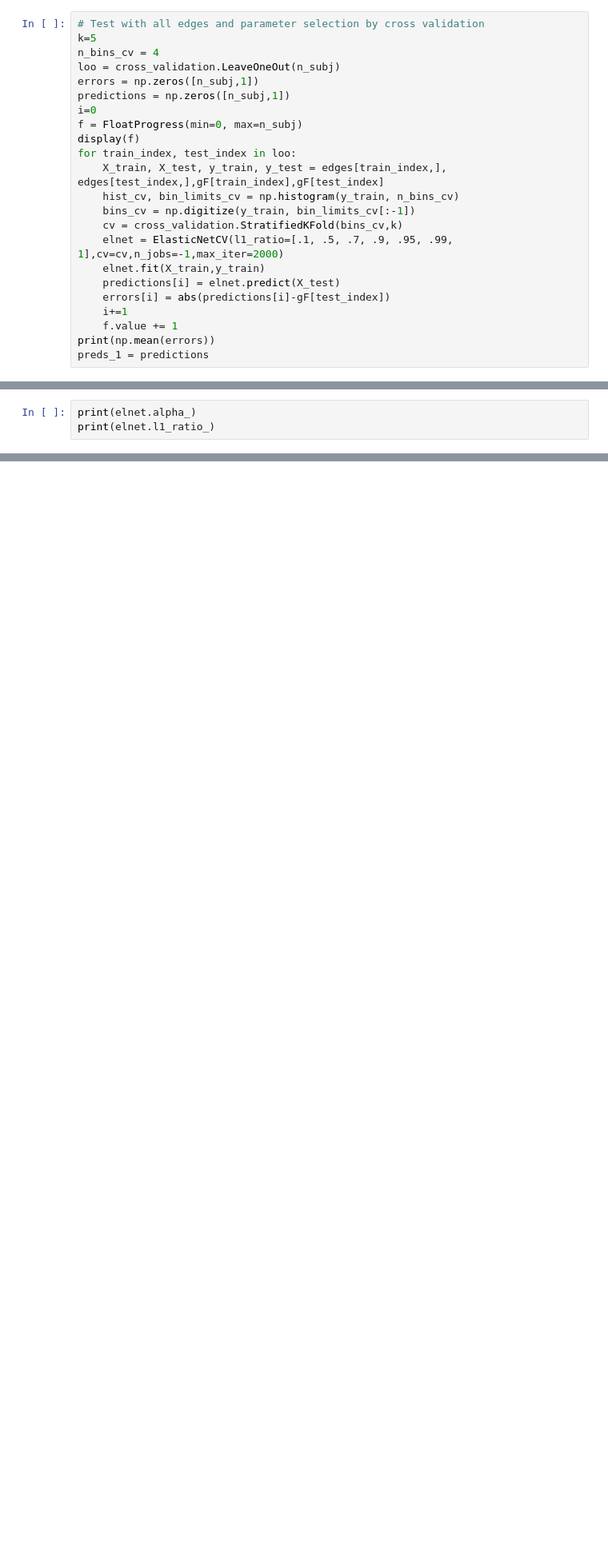
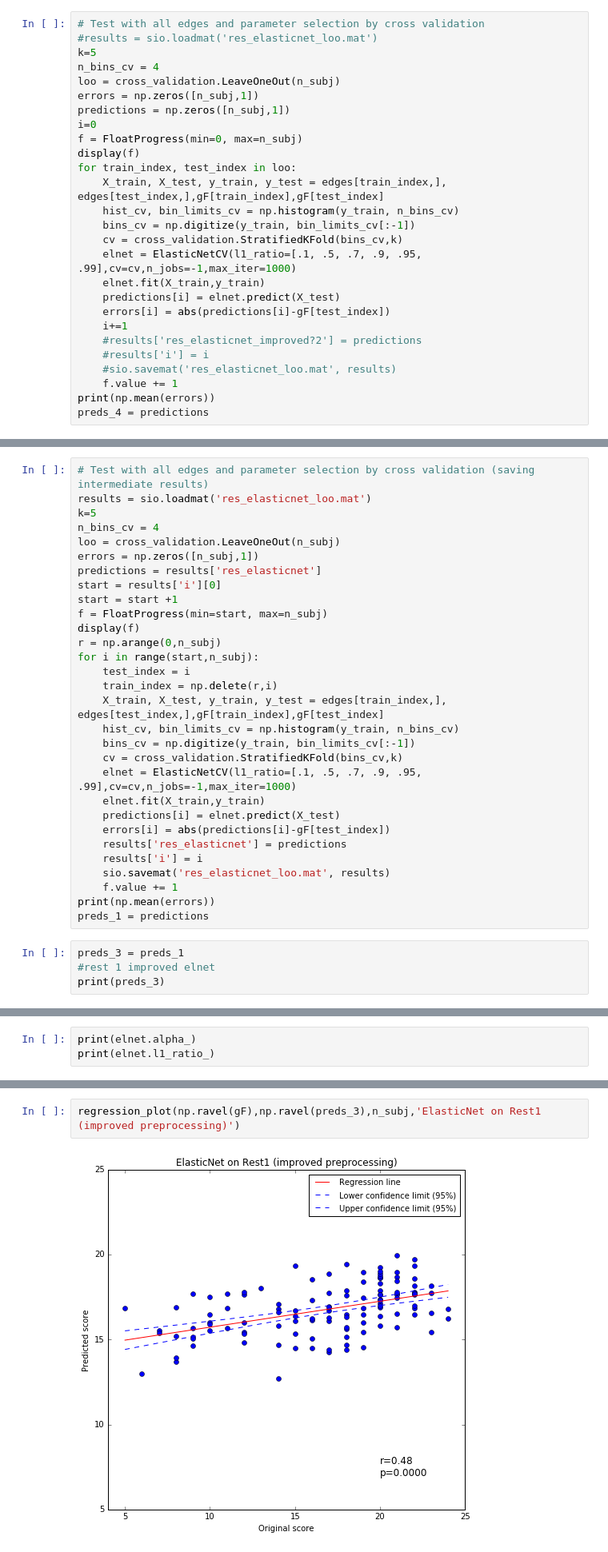
Before and after one commit to paola-g/iq_prediction, a Jupyter notebook: elastic_net_loo.ipynb, the cells around one changed output, grey strips where cells are left out. Shown at 80% size. Saved outputs shown, nothing was run; the diff lists cells and outputs as text; blank space fills up the shorter version.

```diff
--- a/elastic_net_loo.ipynb
+++ b/elastic_net_loo.ipynb
@@ -179,5 +184,6 @@ An inner  cross validation loop in used to select the best parameters for a line
 # %%
 # Test with all edges and parameter selection by cross validation
+#results = sio.loadmat('res_elasticnet_loo.mat')
 k=5
 n_bins_cv = 4
 loo = cross_validation.LeaveOneOut(n_subj)
@@ -191,11 +197,14 @@ for train_index, test_index in loo:
     hist_cv, bin_limits_cv = np.histogram(y_train, n_bins_cv)
     bins_cv = np.digitize(y_train, bin_limits_cv[:-1])
     cv = cross_validation.StratifiedKFold(bins_cv,k)
-    elnet = ElasticNetCV(l1_ratio=[.1, .5, .7, .9, .95, .99, 1],cv=cv,n_jobs=-1,max_iter=2000)
+    elnet = ElasticNetCV(l1_ratio=[.1, .5, .7, .9, .95, .99],cv=cv,n_jobs=-1,max_iter=1000)
     elnet.fit(X_train,y_train)
     predictions[i] = elnet.predict(X_test)
     errors[i] = abs(predictions[i]-gF[test_index])
     i+=1
+    #results['res_elasticnet_improved?2'] = predictions
+    #results['i'] = i
+    #sio.savemat('res_elasticnet_loo.mat', results)
     f.value += 1
 print(np.mean(errors))
-preds_1 = predictions
+preds_4 = predictions
@@ -201,0 +216,34 @@ preds_1 = predictions
+# %%
+# Test with all edges and parameter selection by cross validation (saving intermediate results)
+results = sio.loadmat('res_elasticnet_loo.mat')
+k=5
+n_bins_cv = 4
+loo = cross_validation.LeaveOneOut(n_subj)
+errors = np.zeros([n_subj,1])
+predictions = results['res_elasticnet']
+start = results['i'][0]
+start = start +1
+f = FloatProgress(min=start, max=n_subj)
+display(f)
+r = np.arange(0,n_subj)
+for i in range(start,n_subj):
+    test_index = i
+    train_index = np.delete(r,i)
+    X_train, X_test, y_train, y_test = edges[train_index,], edges[test_index,],gF[train_index],gF[test_index]
+    hist_cv, bin_limits_cv = np.histogram(y_train, n_bins_cv)
+    bins_cv = np.digitize(y_train, bin_limits_cv[:-1])
+    cv = cross_validation.StratifiedKFold(bins_cv,k)
+    elnet = ElasticNetCV(l1_ratio=[.1, .5, .7, .9, .95, .99],cv=cv,n_jobs=-1,max_iter=1000)
+    elnet.fit(X_train,y_train)
+    predictions[i] = elnet.predict(X_test)
+    errors[i] = abs(predictions[i]-gF[test_index])
+    results['res_elasticnet'] = predictions
+    results['i'] = i
+    sio.savemat('res_elasticnet_loo.mat', results)
+    f.value += 1
+print(np.mean(errors))
+preds_1 = predictions
+# %%
+preds_3 = preds_1
+#rest 1 improved elnet
+print(preds_3)
@@ -223,0 +304,4 @@ print(elnet.l1_ratio_)
+# %%
+regression_plot(np.ravel(gF),np.ravel(preds_3),n_subj,'ElasticNet on Rest1 (improved preprocessing)')
+# %% [output]
+[figure, added]
```
Also changed, not shown: parts of 9 cells of this notebook, 3 other files.
